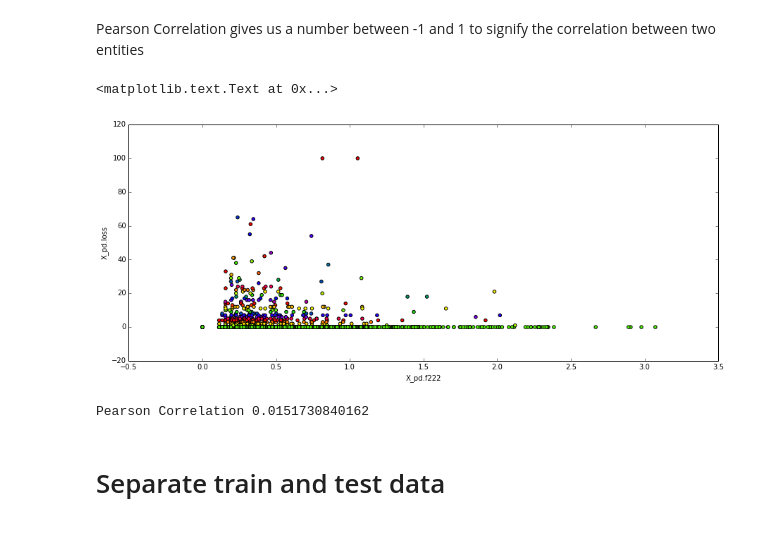
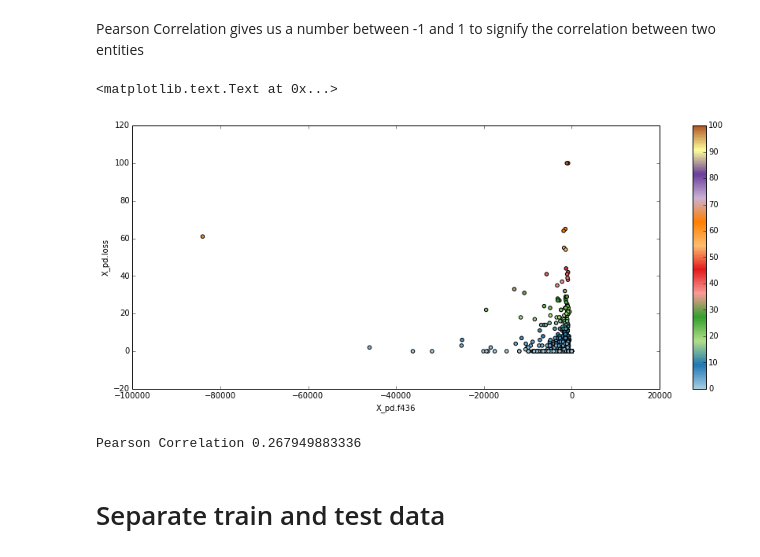
Before and after one commit to parindam/GIDS, a Jupyter notebook: GIDS-demo2.ipynb, the cells around one changed output. Cells and saved outputs as stored; diff of their text form; code cells hidden in the pictures.

```diff
--- a/GIDS-demo2.ipynb
+++ b/GIDS-demo2.ipynb
@@ -255,20 +289,23 @@ binarized labels:  [ 1.  0.  0.  0.  0.  0.  0.  0.  0.  0.  0.  0.  0.  0.  1.
 Pearson Correlation gives us a number between -1 and 1 to signify the correlation between two entities
 # %%
 pl.figure(2, figsize=(15, 6))
-# Correlated features : f2, f222, f527_diff_f528, f528_diff_f274, f332
-#pl.scatter((X_pd.f527 - X_pd.f528), bin_labels, c=bin_labels, cmap=pl.cm.Paired)
-pl.scatter(X_pd.f436, X_pd.loss, c=X_pd.loss, cmap=pl.cm.prism_r)
-pl.xlabel('X_pd.f222')
+# f2, f222, f527_diff_f528, f528_diff_f274, f332
+pl.scatter((X_pd.f527 - X_pd.f528), labels, c=labels, cmap=pl.cm.Paired)
+#pl.scatter(X_pd.f217, X_pd.loss, c=X_pd.loss, cmap=pl.cm.prism_r)
+pl.colorbar()
+pl.xlabel('X_pd.f436')
 pl.ylabel('X_pd.loss')
 # %% [output]
 <matplotlib.text.Text at 0x...>
-[figure, old version]
+[figure, new version]
-# %%
-import scipy.stats as stats
-corr = stats.pearsonr(data[:,222], labels)
-print "Pearson Correlation", abs(corr[0])
-# %% [output]
-Pearson Correlation 0.0151730840162
+# %%
+import scipy.stats as stats
+#corr = stats.pearsonr(np.asarray(X_pd.f527.fillna(X_pd.f527.mean()) - X_pd.f528.fillna(X_pd.f528.mean())), labels)
+corr = stats.pearsonr(np.asarray(X_pd.f528.fillna(X_pd.f528.mean()) - X_pd.f274.fillna(X_pd.f274.mean())), bin_labels)
+#corr = stats.pearsonr(np.asarray(X_pd.f527.fillna(X_pd.f527.mean())), labels)
+print "Pearson Correlation", abs(corr[0])
+# %% [output]
+Pearson Correlation 0.267949883336
 # %%
 ?stats.pearsonr()
 # %% [markdown]
```
Also changed, not shown: parts of 33 cells of this notebook.
